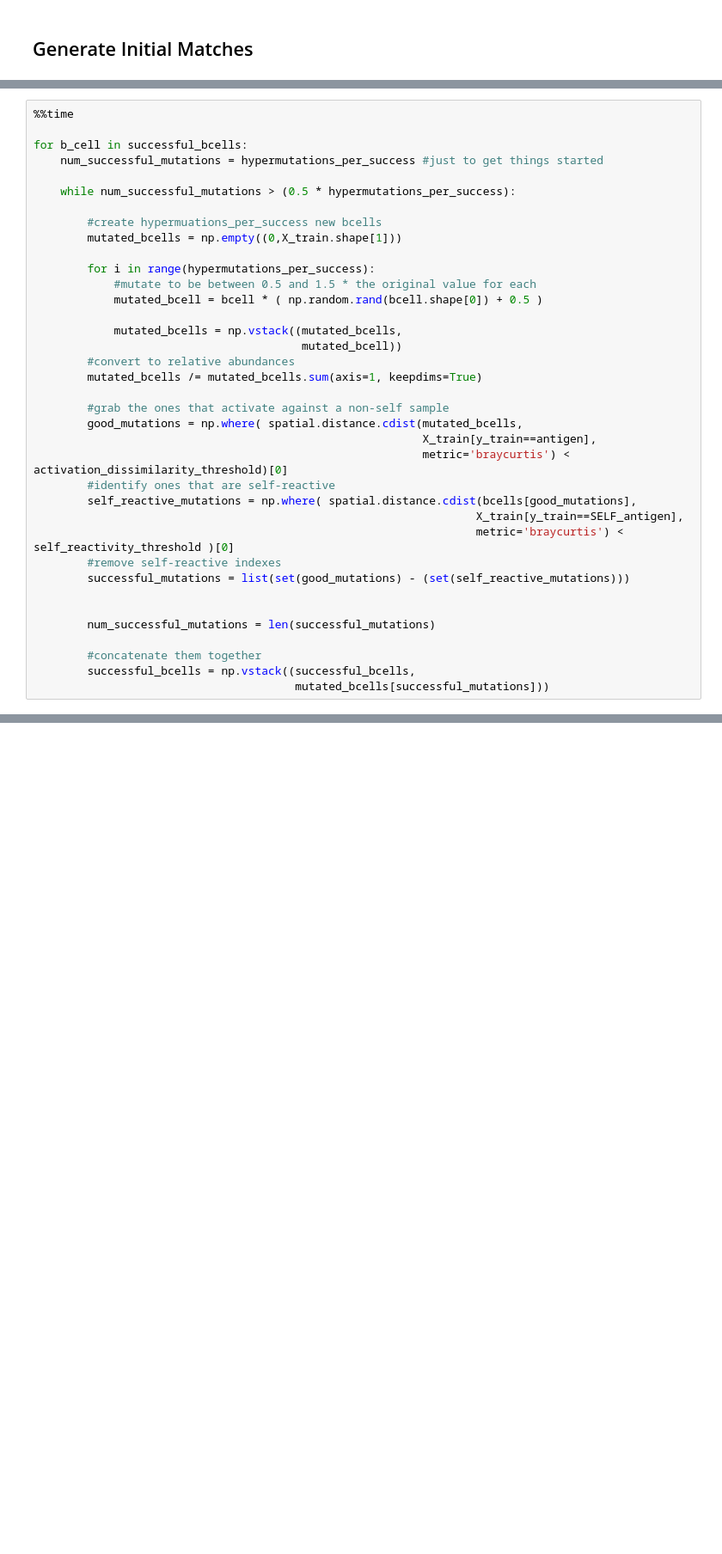
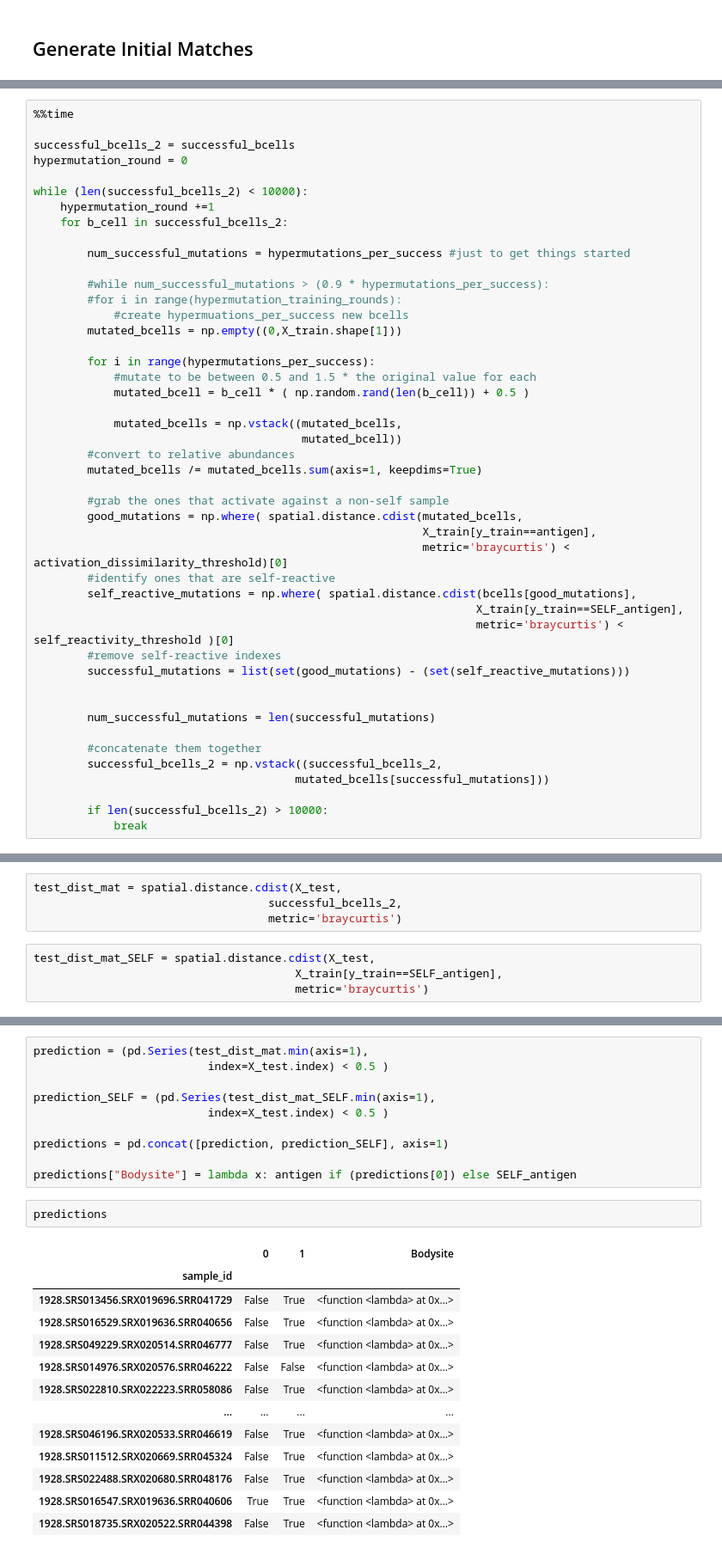
Before and after one commit to sterrettJD/Artificial-Immune-Microbiome, a Jupyter notebook: AIS.ipynb, the cells around one changed output, grey strips where cells are left out. Shown: that part at 86% size. Cells and saved outputs as stored; diff of their text form; blank space fills up the shorter version.

Commit message:
HMP through pipeline, test output, KNN

```diff
--- a/AIS.ipynb
+++ b/AIS.ipynb
@@ -410,17 +417,23 @@ while len(successful_bcells) < num_initial_matches_needed:
 # %%
 %%time
 
-for b_cell in successful_bcells:
-    num_successful_mutations = hypermutations_per_success #just to get things started
+successful_bcells_2 = successful_bcells
+hypermutation_round = 0
 
-    while num_successful_mutations > (0.5 * hypermutations_per_success):
+while (len(successful_bcells_2) < 10000):
+    hypermutation_round +=1
+    for b_cell in successful_bcells_2:
 
-        #create hypermuations_per_success new bcells
+        num_successful_mutations = hypermutations_per_success #just to get things started
+
+        #while num_successful_mutations > (0.9 * hypermutations_per_success):
+        #for i in range(hypermutation_training_rounds):
+            #create hypermuations_per_success new bcells
         mutated_bcells = np.empty((0,X_train.shape[1]))
 
         for i in range(hypermutations_per_success):
             #mutate to be between 0.5 and 1.5 * the original value for each
-            mutated_bcell = bcell * ( np.random.rand(bcell.shape[0]) + 0.5 )
+            mutated_bcell = b_cell * ( np.random.rand(len(b_cell)) + 0.5 )
 
             mutated_bcells = np.vstack((mutated_bcells,
                                         mutated_bcell))
@@ -442,5 +455,8 @@ for b_cell in successful_bcells:
         num_successful_mutations = len(successful_mutations)
 
         #concatenate them together
-        successful_bcells = np.vstack((successful_bcells,
+        successful_bcells_2 = np.vstack((successful_bcells_2,
                                        mutated_bcells[successful_mutations]))
+
+        if len(successful_bcells_2) > 10000:
+            break
@@ -446,0 +493,8 @@ for b_cell in successful_bcells:
+# %%
+test_dist_mat = spatial.distance.cdist(X_test,
+                                   successful_bcells_2,
+                                   metric='braycurtis')
+# %%
+test_dist_mat_SELF = spatial.distance.cdist(X_test,
+                                       X_train[y_train==SELF_antigen],
+                                       metric='braycurtis')
@@ -446,0 +503,26 @@ for b_cell in successful_bcells:
+# %%
+prediction = (pd.Series(test_dist_mat.min(axis=1),
+                          index=X_test.index) < 0.5 )
+
+prediction_SELF = (pd.Series(test_dist_mat_SELF.min(axis=1),
+                          index=X_test.index) < 0.5 )
+
+predictions = pd.concat([prediction, prediction_SELF], axis=1)
+
+predictions["Bodysite"] = lambda x: antigen if (predictions[0]) else SELF_antigen
+# %%
+predictions
+# %% [output]
+|  | 0 | 1 | Bodysite |
+| sample_id |  |  |  |
+| 1928.SRS013456.SRX019696.SRR041729 | False | True | <function <lambda> at 0x...> |
+| 1928.SRS016529.SRX019636.SRR040656 | False | True | <function <lambda> at 0x...> |
+| 1928.SRS049229.SRX020514.SRR046777 | False | True | <function <lambda> at 0x...> |
+| 1928.SRS014976.SRX020576.SRR046222 | False | False | <function <lambda> at 0x...> |
+| 1928.SRS022810.SRX022223.SRR058086 | False | True | <function <lambda> at 0x...> |
+| ... | ... | ... | ... |
+| 1928.SRS046196.SRX020533.SRR046619 | False | True | <function <lambda> at 0x...> |
+| 1928.SRS011512.SRX020669.SRR045324 | False | True | <function <lambda> at 0x...> |
+| 1928.SRS022488.SRX020680.SRR048176 | False | True | <function <lambda> at 0x...> |
+| 1928.SRS016547.SRX019636.SRR040606 | True | True | <function <lambda> at 0x...> |
+| 1928.SRS018735.SRX020522.SRR044398 | False | True | <function <lambda> at 0x...> |
```
Also changed, not shown: parts of 27 cells of this notebook.
